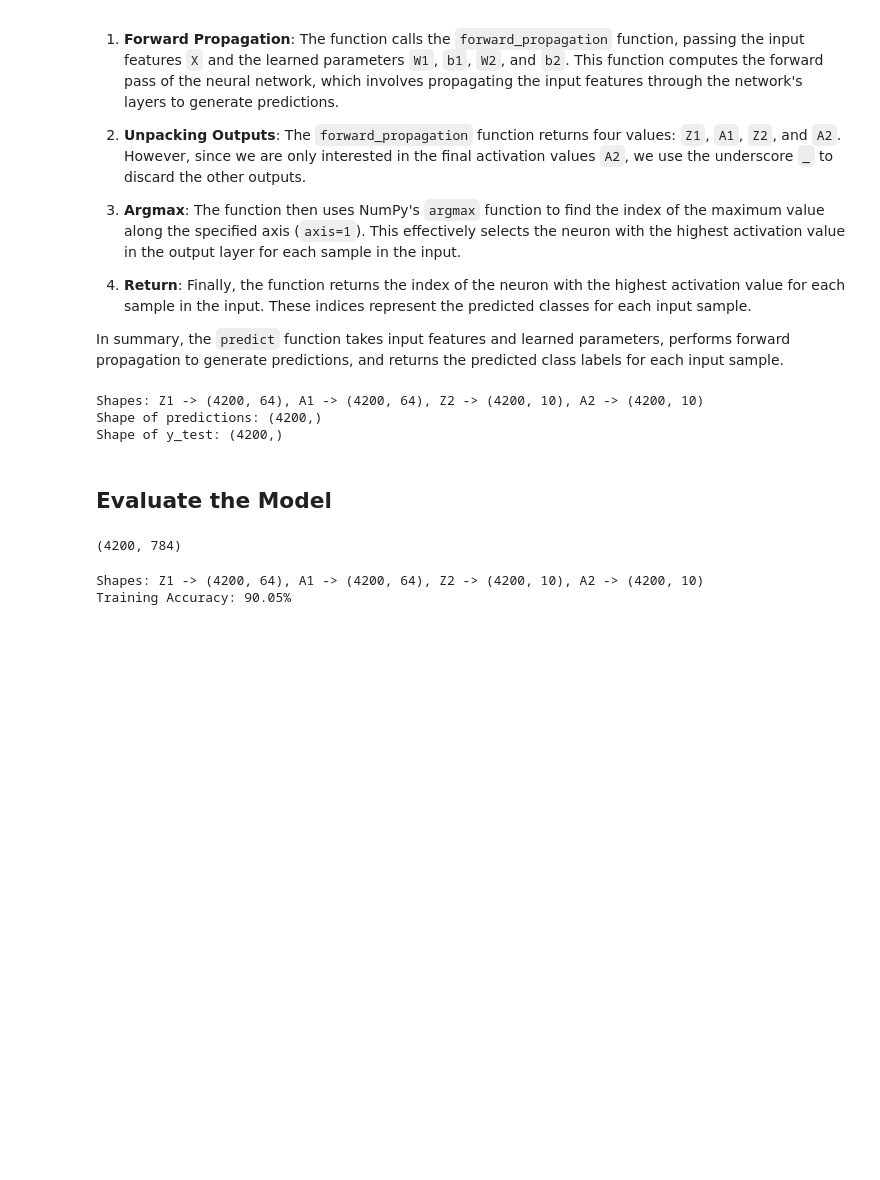
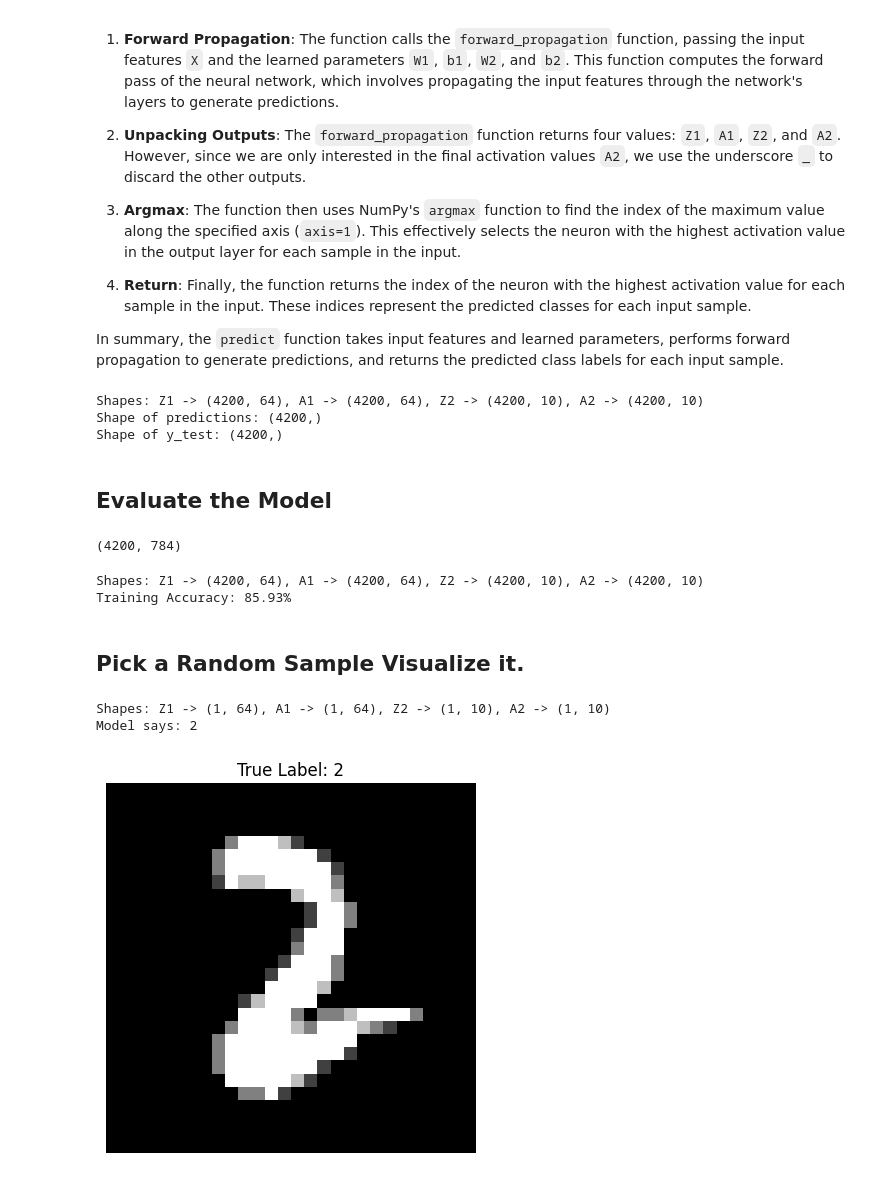
Before and after one commit to Ishan2608/Neural-Nets-from-NumPy, a Jupyter notebook: neural-net-from-numpy.ipynb, the cells around one changed output. Cells and saved outputs as stored; diff of their text form; code cells hidden in the pictures; blank space fills up the shorter version.

```diff
--- a/neural-net-from-numpy.ipynb
+++ b/neural-net-from-numpy.ipynb
@@ -470,10 +450,10 @@ b2 = b2 - \eta \cdot db2
 
 By carefully computing and propagating these gradients backward through the network, we adjust the parameters to minimize the loss, effectively training the neural network.
 # %%
-def backward_propagation(X, y_true, Z1, A1, Z2, A2, W1, W2):
+def backward_propagation(X, y_train, Z1, A1, Z2, A2, W1, W2):
     m = X.shape[0]
 
-    dZ2 = A2 - y_true
+    dZ2 = A2 - y_train
     dW2 = np.dot(A1.T, dZ2) / m
     db2 = np.sum(dZ2, axis=0, keepdims=True) / m
 
@@ -642,4 +622,36 @@ train_accuracy = np.mean(train_predictions == y_test)
 print(f"Training Accuracy: {train_accuracy * 100:.2f}%")
 # %% [output]
 Shapes: Z1 -> (4200, 64), A1 -> (4200, 64), Z2 -> (4200, 10), A2 -> (4200, 10)
-Training Accuracy: 90.05%
+Training Accuracy: 85.93%
+# %% [markdown]
+## Pick a Random Sample Visualize it.
+# %%
+def show_random_prediction(X_test, y_test, W1, b1, W2, b2):
+    # Select a random index
+    random_index = np.random.randint(0, X_test.shape[0])
+
+    # Extract the corresponding data
+    random_image = X_test[random_index]
+    true_label = y_test[random_index]
+
+    # Reshape the image for display
+    reshaped_image = random_image.reshape(28, 28)
+
+    # Get the model's prediction
+    prediction = predict(random_image.reshape(1, -1), W1, b1, W2, b2)
+    predicted_label = prediction[0]
+
+    # Display the prediction
+    print(f"Model says: {predicted_label}")
+
+    # Display the image
+    plt.imshow(reshaped_image, cmap='gray')
+    plt.title(f"True Label: {true_label}")
+    plt.axis('off')
+    plt.show()
+
+show_random_prediction(X_test, y_test, W1, b1, W2, b2)
+# %% [output]
+Shapes: Z1 -> (1, 64), A1 -> (1, 64), Z2 -> (1, 10), A2 -> (1, 10)
+Model says: 2
+[figure, added]
```
Also changed, not shown: parts of 6 cells of this notebook.
